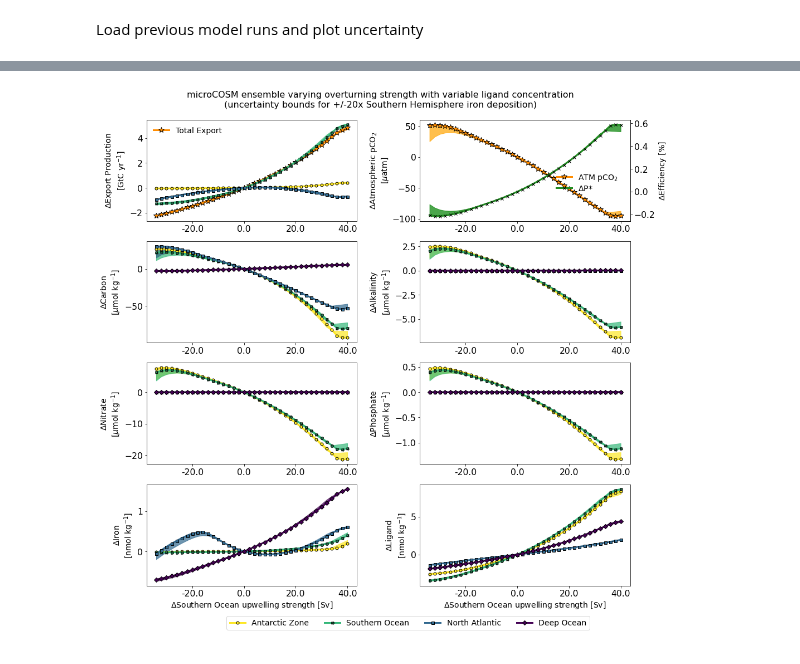
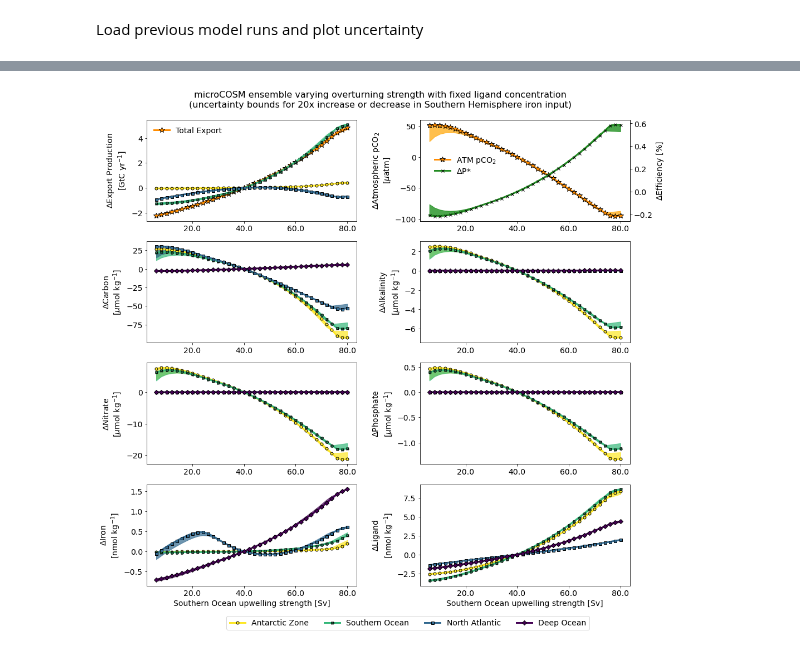
Before and after one commit to seamanticscience/microCOSM, a Jupyter notebook: run_microCOSM_psiensemble_4box.ipynb, the cells around one changed output, grey strips where cells are left out. Drawn from its saved outputs; the diff is of its cells as text; code cells hidden in the pictures.

```diff
--- a/run_microCOSM_psiensemble_4box.ipynb
+++ b/run_microCOSM_psiensemble_4box.ipynb
@@ -1638,7 +1638,7 @@ mycm = plt.cm.get_cmap("viridis_r")
 alpha = 0.7
 
 f4ax[0, 0].plot(
-    ensemble2_anomaly["psi"].iloc[3:]* 1e-6,
+    ensemble2_output["psi"].iloc[3:] * 1e-6,
     ensemble2_anomaly["tot_export"].iloc[3:],
     linewidth       = 3,
     markersize      = 10,
@@ -1648,7 +1648,7 @@ f4ax[0, 0].plot(
     label           = "Total Export",
 )
 f4ax[0, 0].fill_between(
-    ensemble2_anomaly["psi"].iloc[3:]* 1e-6,
+    ensemble2_output["psi"].iloc[3:] * 1e-6,
     ensemble2_decd_anomaly["tot_export"].iloc[3:],
     ensemble2_incd_anomaly["tot_export"].iloc[3:],
     alpha = alpha,
@@ -1656,7 +1656,7 @@ f4ax[0, 0].fill_between(
 )
 for ii, name in enumerate({n: names[n] for n in ["AA", "SO", "NA"] if n in names}):
     f4ax[0, 0].plot(
-        ensemble2_anomaly["psi"].iloc[3:]* 1e-6,
+        ensemble2_output["psi"].iloc[3:] * 1e-6,
         ensemble2_anomaly["export" + name.lower()].iloc[3:],
         linewidth       = 3,
         marker          = markers[name][0],
@@ -1665,7 +1665,7 @@ for ii, name in enumerate({n: names[n] for n in ["AA", "SO", "NA"] if n in names
         color           = mycm(ii / (len(names) - 1)),
     )
     f4ax[0, 0].fill_between(
-        ensemble2_anomaly["psi"].iloc[3:]* 1e-6,
+        ensemble2_output["psi"].iloc[3:] * 1e-6,
         ensemble2_decd_anomaly["export" + name.lower()].iloc[3:],
         ensemble2_incd_anomaly["export" + name.lower()].iloc[3:],
         alpha = alpha,
@@ -1676,7 +1676,7 @@ f4ax[0, 0].xaxis.set_major_formatter(FormatStrFormatter("%.1f"))
 f4ax[0, 0].set_ylabel("$\Delta$Export Production\n[GtC yr$^{-1}$]", fontsize=14)
 
 f4ax[0, 1].plot(
-    ensemble2_anomaly["psi"].iloc[3:]* 1e-6,
+    ensemble2_output["psi"].iloc[3:] * 1e-6,
     ensemble2_anomaly["atmpco2"].iloc[3:],
     linewidth       = 3,
     markersize      = 10,
@@ -1686,7 +1686,7 @@ f4ax[0, 1].plot(
     label           = "ATM pCO$_2$",
 )
 f4ax[0, 1].fill_between(
-    ensemble2_anomaly["psi"].iloc[3:]* 1e-6,
+    ensemble2_output["psi"].iloc[3:] * 1e-6,
     ensemble2_decd_anomaly["atmpco2"].iloc[3:],
     ensemble2_incd_anomaly["atmpco2"].iloc[3:],
     alpha = alpha,
@@ -1694,7 +1694,7 @@ f4ax[0, 1].fill_between(
 )
 f4ax[0, 1].legend(
     bbox_transform = f4.transFigure,
-    bbox_to_anchor = (0.77, 0.85),
+    bbox_to_anchor = (0.575, 0.88),
     fontsize       = 14,
     frameon        = False,
     loc            = "upper left",
@@ -1703,7 +1703,7 @@ f4ax[0, 1].xaxis.set_major_formatter(FormatStrFormatter("%.1f"))
 f4ax[0, 1].set_ylabel("$\Delta$Atmospheric pCO$_2$\n[$\mu$atm]", fontsize=14)
 f4ax01b = f4ax[0, 1].twinx()
 f4ax01b.plot(
-    ensemble2_anomaly["psi"].iloc[3:]* 1e-6,
+    ensemble2_output["psi"].iloc[3:] * 1e-6,
     ensemble2_anomaly["pstar"].iloc[3:],
     linewidth       = 3,
     markersize      = 5,
@@ -1713,7 +1713,7 @@ f4ax01b.plot(
     label           = "$\Delta$P*",
 )
 f4ax01b.fill_between(
-    ensemble2_anomaly["psi"].iloc[3:]* 1e-6,
+    ensemble2_output["psi"].iloc[3:] * 1e-6,
     ensemble2_decd_anomaly["pstar"].iloc[3:],
     ensemble2_incd_anomaly["pstar"].iloc[3:],
     alpha = alpha,
@@ -1721,7 +1721,7 @@ f4ax01b.fill_between(
 )
 f4ax01b.legend(
     bbox_transform = f4.transFigure,
-    bbox_to_anchor = (0.77, 0.83),
+    bbox_to_anchor = (0.575, 0.86),
     fontsize       = 14,
     frameon        = False,
     loc            = "upper left",
@@ -1730,7 +1730,7 @@ f4ax01b.set_ylabel("$\Delta$Efficiency [%]", fontsize=14)
 
 for ii, name in enumerate(names):
     f4ax[1, 0].plot(
-        ensemble2_anomaly["psi"].iloc[3:]* 1e-6,
+        ensemble2_output["psi"].iloc[3:] * 1e-6,
         ensemble2_anomaly["c" + name.lower()].iloc[3:],
         linewidth       = 3,
         marker          = markers[name][0],
@@ -1740,7 +1740,7 @@ for ii, name in enumerate(names):
         label           = names[name],
     )
     f4ax[1, 0].fill_between(
-        ensemble2_anomaly["psi"].iloc[3:]* 1e-6,
+        ensemble2_output["psi"].iloc[3:] * 1e-6,
         ensemble2_decd_anomaly["c" + name.lower()].iloc[3:],
         ensemble2_incd_anomaly["c" + name.lower()].iloc[3:],
         alpha = alpha,
@@ -1751,7 +1751,7 @@ f4ax[1, 0].set_ylabel("$\Delta$Carbon\n[$\mu$mol kg$^{-1}$]", fontsize=14)
 
 for ii, name in enumerate(names):
     f4ax[1, 1].plot(
-        ensemble2_anomaly["psi"].iloc[3:]* 1e-6,
+        ensemble2_output["psi"].iloc[3:] * 1e-6,
         ensemble2_anomaly["a" + name.lower()].iloc[3:],
         linewidth       = 3,
         marker          = markers[name][0],
@@ -1761,7 +1761,7 @@ for ii, name in enumerate(names):
         label           = names[name],
     )
     f4ax[1, 1].fill_between(
-        ensemble2_anomaly["psi"].iloc[3:]* 1e-6,
+        ensemble2_output["psi"].iloc[3:] * 1e-6,
         ensemble2_decd_anomaly["a" + name.lower()].iloc[3:],
         ensemble2_incd_anomaly["a" + name.lower()].iloc[3:],
         alpha = alpha,
@@ -1772,7 +1772,7 @@ f4ax[1, 1].set_ylabel("$\Delta$Alkalinity\n[$\mu$mol kg$^{-1}$]", fontsize=14)
 
 for ii, name in enumerate(names):
     f4ax[2, 0].plot(
-        ensemble2_anomaly["psi"].iloc[3:]* 1e-6,
+        ensemble2_output["psi"].iloc[3:] * 1e-6,
         ensemble2_anomaly["n" + name.lower()].iloc[3:],
         linewidth       = 3,
         marker          = markers[name][0],
@@ -1782,7 +1782,7 @@ for ii, name in enumerate(names):
         label           = names[name],
     )
     f4ax[2, 0].fill_between(
-        ensemble2_anomaly["psi"].iloc[3:]* 1e-6,
+        ensemble2_output["psi"].iloc[3:] * 1e-6,
         ensemble2_decd_anomaly["n" + name.lower()].iloc[3:],
         ensemble2_incd_anomaly["n" + name.lower()].iloc[3:],
         alpha = alpha,
@@ -1793,7 +1793,7 @@ f4ax[2, 0].set_ylabel("$\Delta$Nitrate\n[$\mu$mol kg$^{-1}$]", fontsize=14)
 
 for ii, name in enumerate(names):
     f4ax[2, 1].plot(
-        ensemble2_anomaly["psi"].iloc[3:]* 1e-6,
+        ensemble2_output["psi"].iloc[3:] * 1e-6,
         ensemble2_anomaly["p" + name.lower()].iloc[3:],
         linewidth       = 3,
         marker          = markers[name][0],
@@ -1803,7 +1803,7 @@ for ii, name in enumerate(names):
         label           = names[name],
     )
     f4ax[2, 1].fill_between(
-        ensemble2_anomaly["psi"].iloc[3:]* 1e-6,
+        ensemble2_output["psi"].iloc[3:] * 1e-6,
         ensemble2_decd_anomaly["p" + name.lower()].iloc[3:],
         ensemble2_incd_anomaly["p" + name.lower()].iloc[3:],
         alpha = alpha,
@@ -1814,7 +1814,7 @@ f4ax[2, 1].set_ylabel("$\Delta$Phosphate\n[$\mu$mol kg$^{-1}$]", fontsize=14)
 
 for ii, name in enumerate(names):
     f4ax[3, 0].plot(
-        ensemble2_anomaly["psi"].iloc[3:]* 1e-6,
+        ensemble2_output["psi"].iloc[3:] * 1e-6,
         ensemble2_anomaly["f" + name.lower()].iloc[3:],
         linewidth       = 3,
         marker          = markers[name][0],
@@ -1824,7 +1824,7 @@ for ii, name in enumerate(names):
         label           = names[name],
     )
     f4ax[3, 0].fill_between(
-        ensemble2_anomaly["psi"].iloc[3:]* 1e-6,
+        ensemble2_output["psi"].iloc[3:] * 1e-6,
         ensemble2_decd_anomaly["f" + name.lower()].iloc[3:],
         ensemble2_incd_anomaly["f" + name.lower()].iloc[3:],
         alpha = alpha,
@@ -1832,11 +1832,11 @@ for ii, name in enumerate(names):
     )
 f4ax[3, 0].xaxis.set_major_formatter(FormatStrFormatter("%.1f"))
 f4ax[3, 0].set_ylabel("$\Delta$Iron\n[nmol kg$^{-1}$]", fontsize=14)
-f4ax[3, 0].set_xlabel("$\Delta$Southern Ocean upwelling strength [Sv]", fontsize=14)
+f4ax[3, 0].set_xlabel("Southern Ocean upwelling strength [Sv]", fontsize=14)
 
 for ii, name in enumerate(names):
     f4ax[3, 1].plot(
-        ensemble2_anomaly["psi"].iloc[3:]* 1e-6,
+        ensemble2_output["psi"].iloc[3:] * 1e-6,
         ensemble2_anomaly["l" + name.lower()].iloc[3:],
         linewidth       = 3,
         marker          = markers[name][0],
@@ -1846,7 +1846,7 @@ for ii, name in enumerate(names):
         label           = names[name],
     )
     f4ax[3, 1].fill_between(
-        ensemble2_anomaly["psi"].iloc[3:]* 1e-6,
+        ensemble2_output["psi"].iloc[3:] * 1e-6,
         ensemble2_decd_anomaly["l" + name.lower()].iloc[3:],
         ensemble2_incd_anomaly["l" + name.lower()].iloc[3:],
         alpha = alpha,
@@ -1854,37 +1854,37 @@ for ii, name in enumerate(names):
     )
 f4ax[3, 1].xaxis.set_major_formatter(FormatStrFormatter("%.1f"))
 f4ax[3, 1].set_ylabel("$\Delta$Ligand\n[nmol kg$^{-1}$]", fontsize=14)
-f4ax[3, 1].set_xlabel("$\Delta$Southern Ocean upwelling strength [Sv]", fontsize=14)
+f4ax[3, 1].set_xlabel("Southern Ocean upwelling strength [Sv]", fontsize=14)
 
 plt.suptitle(
-    "microCOSM ensemble varying overturning strength with variable ligand concentration\n(uncertainty bounds for +/-20x Southern Hemisphere iron deposition)",
+    "microCOSM ensemble varying overturning strength with fixed ligand concentration\n(uncertainty bounds for 20x increase or decrease in Southern Hemisphere iron input)",
     fontsize=16,
 )
 
 # Add global box legend at the bottom
 f4ax[1, 0].legend(
     ncol           = len(ensemble2_input.iloc[0]["dz"]),
     bbox_transform = f1.transFigure,
     bbox_to_anchor = (0.5, 0.04),
     fontsize       = 14,
     frameon        = True,
     loc="center",
 )
 
 # Can adjust the subplot size
 plt.subplots_adjust(wspace=0.3, top=0.93)
 plt.show()
 
 # save the graph
 f4.savefig(
     "microCOSM_{0}_ensemble_psi_{1:.0f}Sv_dust_uncertainty.pdf".format(fnadd,psi_max),
     facecolor   = f4.get_facecolor(),
     edgecolor   = "none",
     bbox_inches = "tight",
 )
 plt.close()
 # %% [output]
-[figure, old version]
+[figure, new version]
 # %%
 plt.rcParams['xtick.labelsize'] ='large'
 plt.rcParams['ytick.labelsize'] ='large'
```
Also changed, not shown: parts of 11 cells of this notebook.
